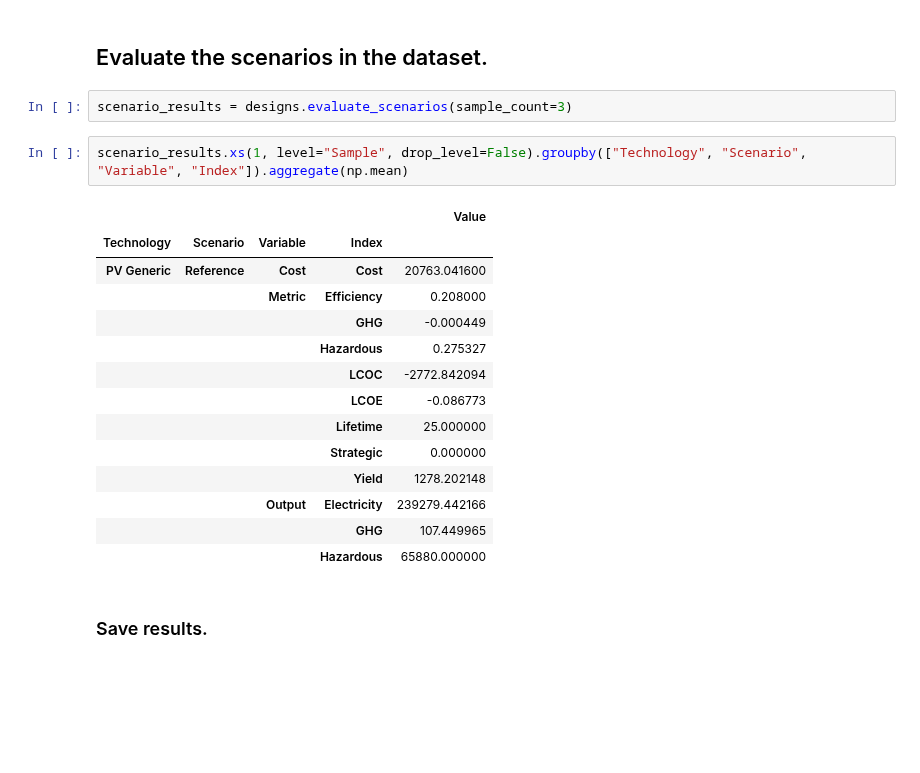
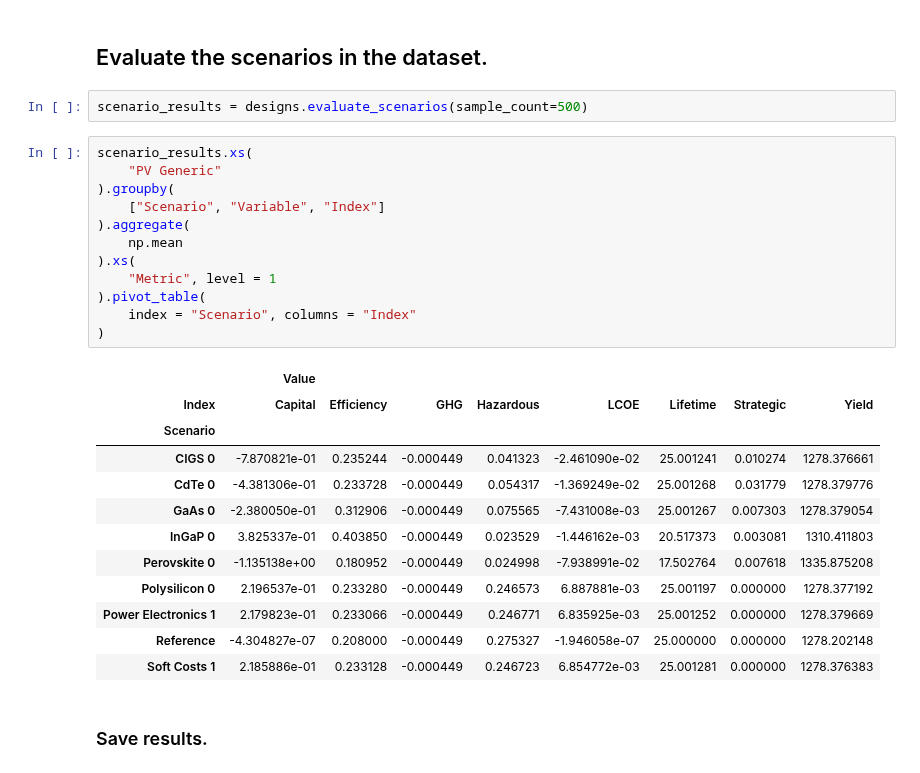
Before and after one commit to NREL/tyche, a Jupyter notebook: ioc-1/ioc-1.ipynb, the cells around one changed output. Cells and saved outputs as stored; diff of their text form; blank space fills up the shorter version.

```diff
--- a/ioc-1/ioc-1.ipynb
+++ b/ioc-1/ioc-1.ipynb
@@ -141,24 +136,32 @@ investments.investments
 # %% [markdown]
 ## Evaluate the scenarios in the dataset.
 # %%
-scenario_results = designs.evaluate_scenarios(sample_count=3)
+scenario_results = designs.evaluate_scenarios(sample_count=500)
 # %%
-scenario_results.xs(1, level="Sample", drop_level=False).groupby(["Technology", "Scenario", "Variable", "Index"]).aggregate(np.mean)
+scenario_results.xs(
+    "PV Generic"
+).groupby(
+    ["Scenario", "Variable", "Index"]
+).aggregate(
+    np.mean
+).xs(
+    "Metric", level = 1
+).pivot_table(
+    index = "Scenario", columns = "Index"
+)
 # %% [output]
-|  |  |  |  | Value |
-| Technology | Scenario | Variable | Index |  |
-| PV Generic | Reference | Cost | Cost | 20763.041600 |
-|  |  | Metric | Efficiency | 0.208000 |
-|  |  |  | GHG | -0.000449 |
-|  |  |  | Hazardous | 0.275327 |
-|  |  |  | LCOC | -2772.842094 |
-|  |  |  | LCOE | -0.086773 |
-|  |  |  | Lifetime | 25.000000 |
-|  |  |  | Strategic | 0.000000 |
-|  |  |  | Yield | 1278.202148 |
-|  |  | Output | Electricity | 239279.442166 |
-|  |  |  | GHG | 107.449965 |
-|  |  |  | Hazardous | 65880.000000 |
+|  | Value |  |  |  |  |  |  |  |
+| Index | Capital | Efficiency | GHG | Hazardous | LCOE | Lifetime | Strategic | Yield |
+| Scenario |  |  |  |  |  |  |  |  |
+| CIGS 0 | -7.870821e-01 | 0.235244 | -0.000449 | 0.041323 | -2.461090e-02 | 25.001241 | 0.010274 | 1278.376661 |
+| CdTe 0 | -4.381306e-01 | 0.233728 | -0.000449 | 0.054317 | -1.369249e-02 | 25.001268 | 0.031779 | 1278.379776 |
+| GaAs 0 | -2.380050e-01 | 0.312906 | -0.000449 | 0.075565 | -7.431008e-03 | 25.001267 | 0.007303 | 1278.379054 |
+| InGaP 0 | 3.825337e-01 | 0.403850 | -0.000449 | 0.023529 | -1.446162e-03 | 20.517373 | 0.003081 | 1310.411803 |
+| Perovskite 0 | -1.135138e+00 | 0.180952 | -0.000449 | 0.024998 | -7.938991e-02 | 17.502764 | 0.007618 | 1335.875208 |
+| Polysilicon 0 | 2.196537e-01 | 0.233280 | -0.000449 | 0.246573 | 6.887881e-03 | 25.001197 | 0.000000 | 1278.377192 |
+| Power Electronics 1 | 2.179823e-01 | 0.233066 | -0.000449 | 0.246771 | 6.835925e-03 | 25.001252 | 0.000000 | 1278.379669 |
+| Reference | -4.304827e-07 | 0.208000 | -0.000449 | 0.275327 | -1.946058e-07 | 25.000000 | 0.000000 | 1278.202148 |
+| Soft Costs 1 | 2.185886e-01 | 0.233128 | -0.000449 | 0.246723 | 6.854772e-03 | 25.001281 | 0.000000 | 1278.376383 |
 # %% [markdown]
 ### Save results.
 # %%
```
Also changed, not shown: parts of 4 cells of this notebook, 5 other files.
